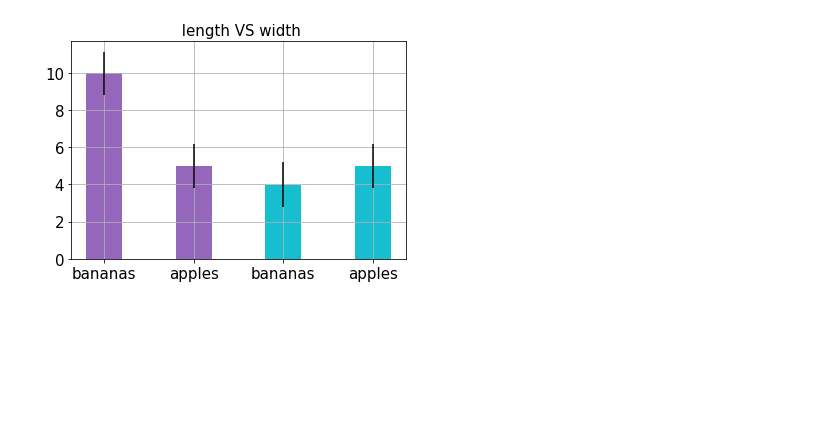
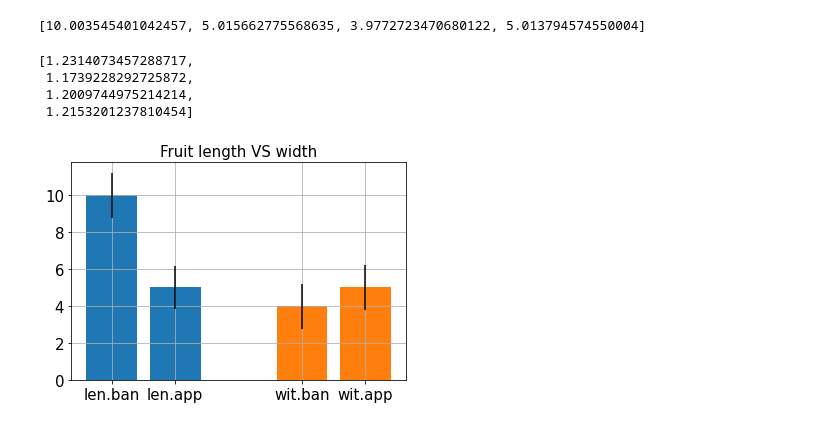
Before and after one commit to BJahanyar/Advanced_Python, a Jupyter notebook: DeepLearning/Assigment_33/Apple&Benana.ipynb, the cells around one changed output. Saved outputs shown, nothing was run; the diff lists cells and outputs as text; code cells hidden in the pictures; blank space fills up the shorter version.

```diff
--- a/DeepLearning/Assigment_33/Apple&Benana.ipynb
+++ b/DeepLearning/Assigment_33/Apple&Benana.ipynb
@@ -39,28 +36,36 @@ Text(0, 0.5, 'Width')
-# %%
-labels = ['bananas', 'apples', 'bananas', 'apples']
-x = [1, 2, 3, 4]
-
-height = [fruits.loc[fruits['class'] == 0, 'length'].mean(),
-          fruits.loc[fruits['class'] == 1, 'length'].mean(),
-          fruits.loc[fruits['class'] == 0, 'width'].mean(),
-          fruits.loc[fruits['class'] == 1, 'width'].mean()]
-yerr = [2*fruits.loc[fruits['class'] == 0, 'length'].std(),
-        2*fruits.loc[fruits['class'] == 1, 'length'].std(),
-        2*fruits.loc[fruits['class'] == 0, 'width'].std(),
-        2*fruits.loc[fruits['class'] == 1, 'width'].std()]
-
-#مشخص کردن رنگ میله ها
-color = ['tab:purple', 'tab:purple', 'tab:cyan', 'tab:cyan']
-
-plt.bar(x=x, # انتصاب مختصات محورایکس که باید نمودارها رسم شوند
-        height=height, # انتصاب ارتفاق میله‌ها
-        color=color, #  انتصاب رنگ میله‌ها
-        width=0.4, # عرض میله‌ها
-        yerr=yerr #انتصاب مشخصات میله خطا
-        )
-plt.xticks( ticks=x, labels=labels) # توضبحات زیر محور X
-plt.title(' length VS width') # عنوان نمودار
-plt.grid()
-# %% [output]
-[figure, removed]
+# %%
+height = [fruits.loc[fruits['class'] == 0, 'length'].mean(), #میانگین طول موزها
+          fruits.loc[fruits['class'] == 1, 'length'].mean(), #میانگین طول سیب ها
+          fruits.loc[fruits['class'] == 0, 'width'].mean(), #میانگین عرض موزها
+          fruits.loc[fruits['class'] == 1, 'width'].mean()] #میانگین عرض سیب ها
+height
+# %% [output]
+[10.003545401042457, 5.015662775568635, 3.9772723470680122, 5.013794574550004]
+# %%
+yerr = [2*fruits.loc[fruits['class'] == 0, 'length'].std(), #انحراف معیار طول موزها
+        2*fruits.loc[fruits['class'] == 1, 'length'].std(), # انحراف معیار طول سیب ها
+        2*fruits.loc[fruits['class'] == 0, 'width'].std(), #انحراف معیار عرض موزها
+        2*fruits.loc[fruits['class'] == 1, 'width'].std()] #انحراف معیار عرض سیب ها
+yerr
+# %% [output]
+[1.2314073457288717,
+ 1.1739228292725872,
+ 1.2009744975214214,
+ 1.2153201237810454]
+# %%
+color = ['tab:blue', 'tab:blue', 'tab:orange', 'tab:orange']
+labels = ['len.ban', 'len.app', 'wit.ban', 'wit.app']
+x = [1, 1.5, 2.5, 3.0]
+
+plt.bar(x=x,
+        height=height,
+        color=color,
+        width=0.4,
+        yerr=yerr)
+plt.xticks(ticks=x, labels=labels)
+plt.title('Fruit length VS width')
+
+plt.grid()
+# %% [output]
+[figure, added]
 # %%
```
Also changed, not shown: parts of 10 cells of this notebook, 1 other file.
